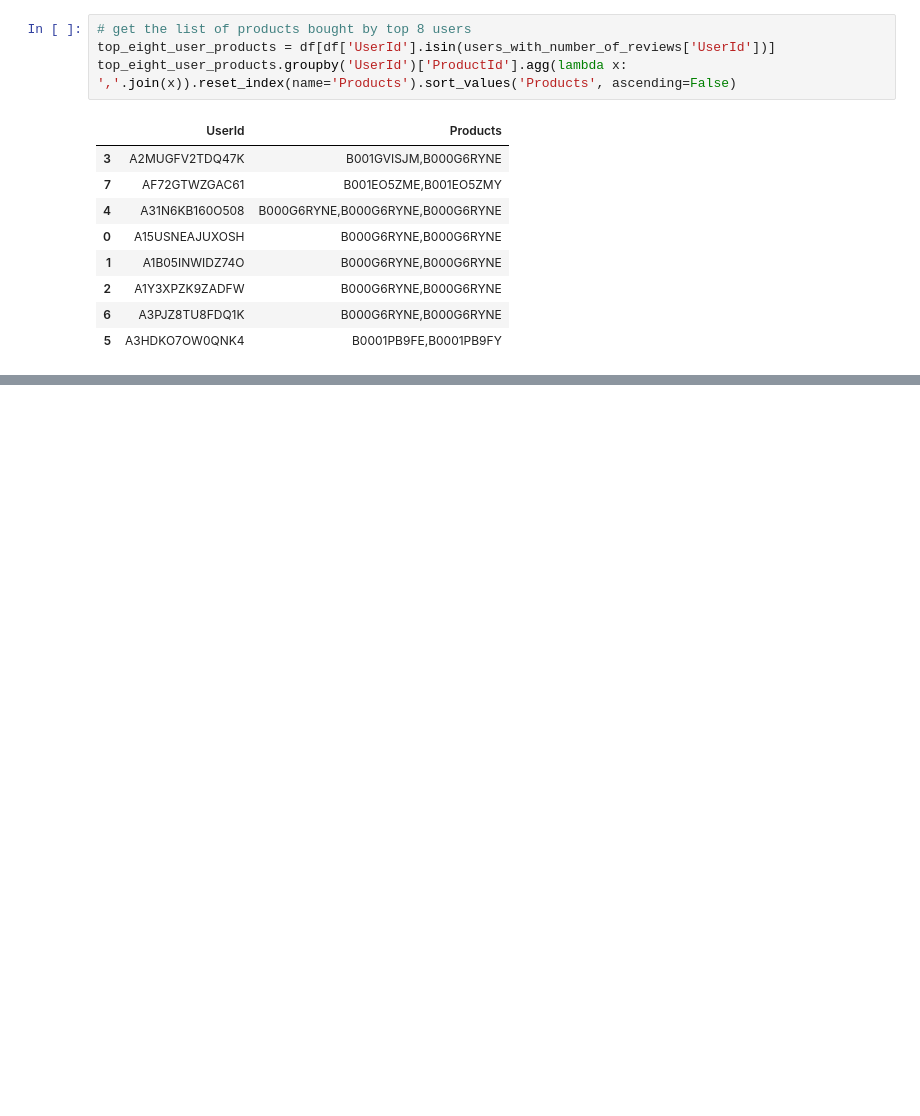
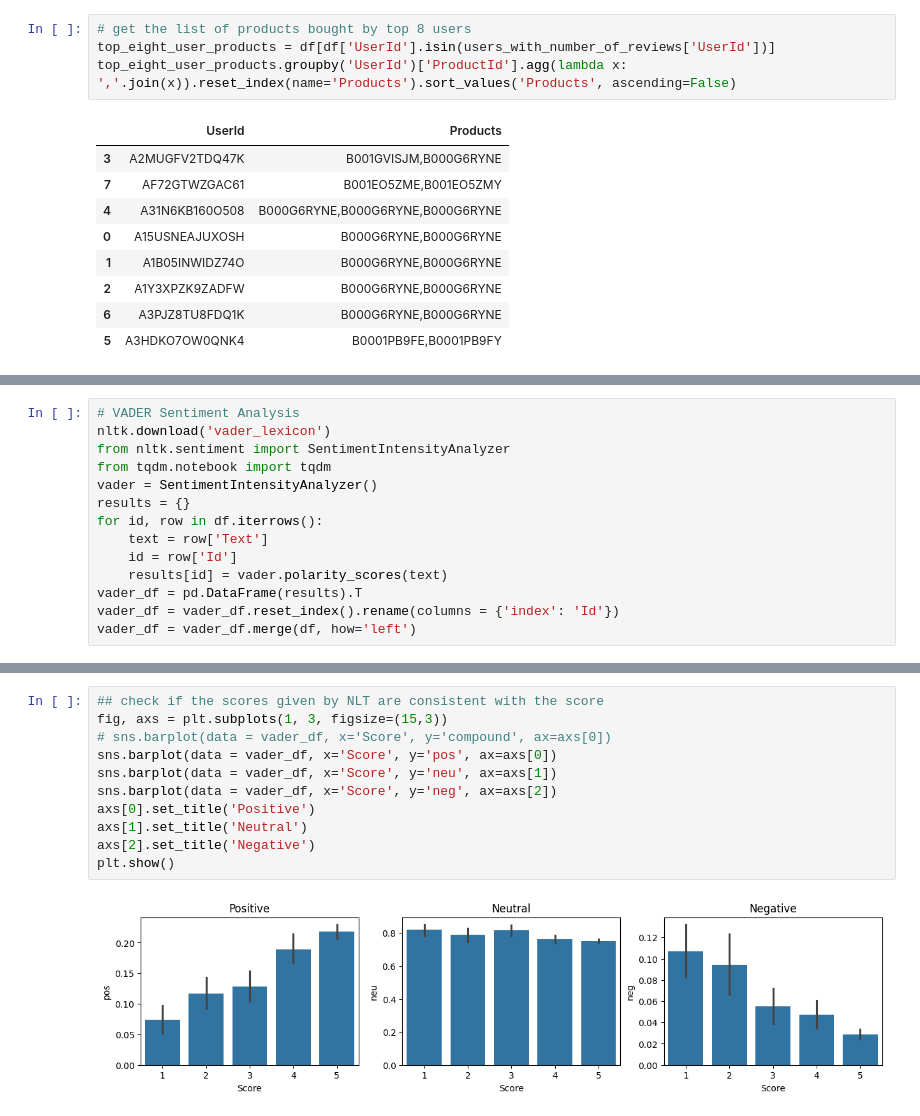
Before and after one commit to hamzaaltaf/amazon-food-review-dataset-analysis, a Jupyter notebook: sentiment_analysis.ipynb, the cells around one changed output, grey strips where cells are left out. Cells and saved outputs as stored; diff of their text form; blank space fills up the shorter version.

Commit message:
including the sentiment analysis done through VADER Model NLTK

```diff
--- a/sentiment_analysis.ipynb
+++ b/sentiment_analysis.ipynb
@@ -89,0 +132,14 @@ top_eight_user_products.groupby('UserId')['ProductId'].agg(lambda x: ','.join(x)
+# %%
+# VADER Sentiment Analysis
+nltk.download('vader_lexicon')
+from nltk.sentiment import SentimentIntensityAnalyzer
+from tqdm.notebook import tqdm
+vader = SentimentIntensityAnalyzer()
+results = {}
+for id, row in df.iterrows():
+    text = row['Text']
+    id = row['Id']
+    results[id] = vader.polarity_scores(text)
+vader_df = pd.DataFrame(results).T
+vader_df = vader_df.reset_index().rename(columns = {'index': 'Id'})
+vader_df = vader_df.merge(df, how='left')
@@ -89,0 +150,13 @@ top_eight_user_products.groupby('UserId')['ProductId'].agg(lambda x: ','.join(x)
+# %%
+## check if the scores given by NLT are consistent with the score
+fig, axs = plt.subplots(1, 3, figsize=(15,3))
+# sns.barplot(data = vader_df, x='Score', y='compound', ax=axs[0])
+sns.barplot(data = vader_df, x='Score', y='pos', ax=axs[0])
+sns.barplot(data = vader_df, x='Score', y='neu', ax=axs[1])
+sns.barplot(data = vader_df, x='Score', y='neg', ax=axs[2])
+axs[0].set_title('Positive')
+axs[1].set_title('Neutral')
+axs[2].set_title('Negative')
+plt.show()
+# %% [output]
+[figure, added]
```
Also changed, not shown: parts of 6 cells of this notebook.
